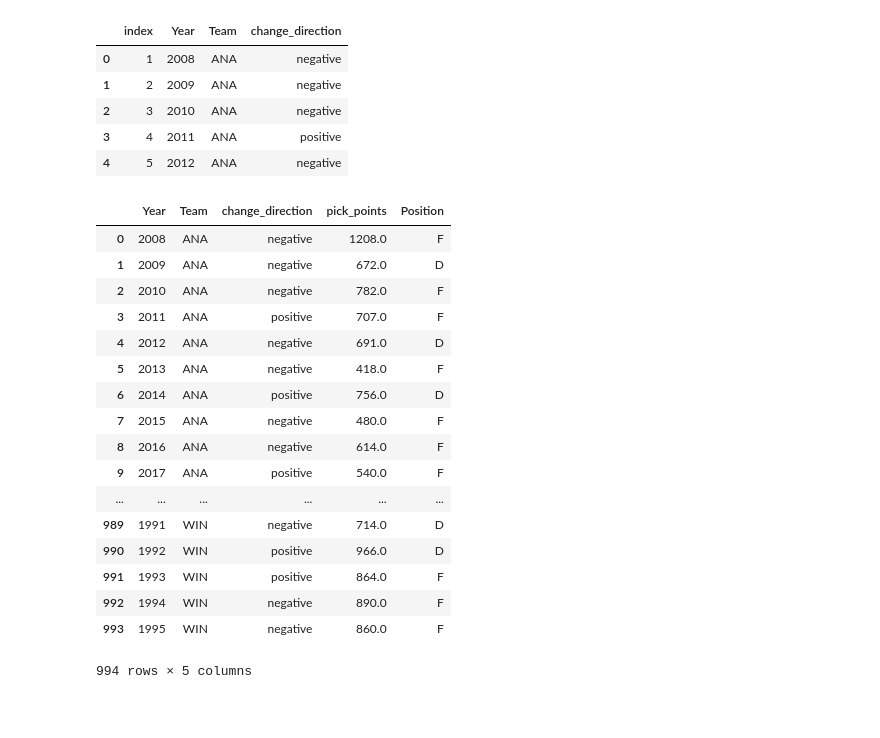
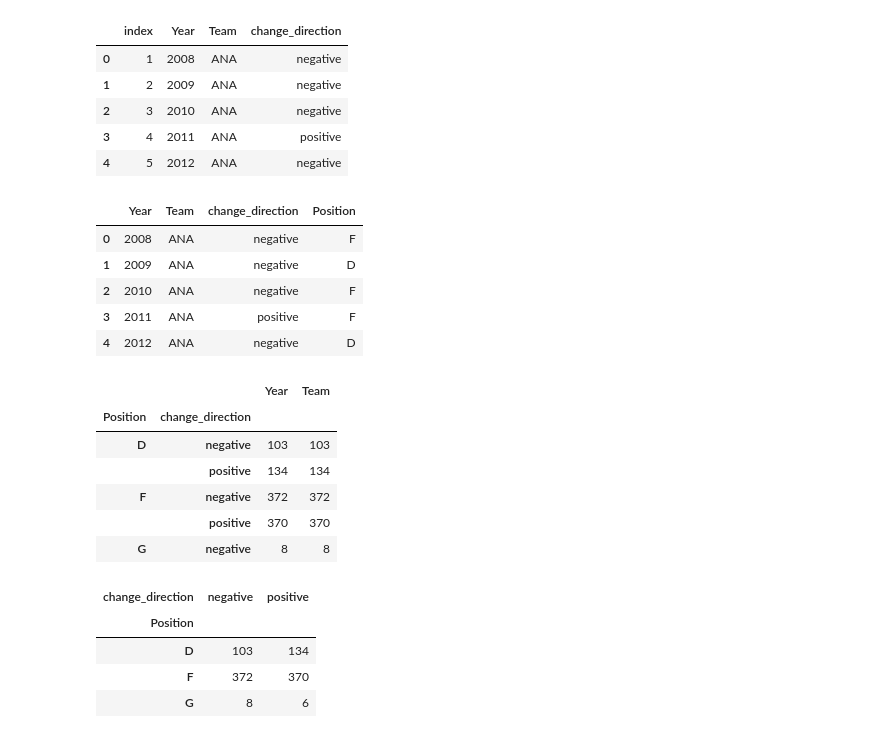
Before and after one commit to AustinMadert/hockey_data_performance, a Jupyter notebook: capstone_project1/Chi-Squared_Test.ipynb, the cells around one changed output. Cells and saved outputs as stored; diff of their text form; code cells hidden in the pictures; blank space fills up the shorter version.

```diff
--- a/capstone_project1/Chi-Squared_Test.ipynb
+++ b/capstone_project1/Chi-Squared_Test.ipynb
@@ -122,23 +122,31 @@ perform_change.drop('index', axis=1, inplace=True)
 # %%
 draft_direction = perform_change.merge(topdrafted, on=['Year', 'Team'], how='inner')
 draft_direction.drop('pick_points', axis = 1, inplace=True)
-draft
+draft_direction.head()
 # %% [output]
-|  | Year | Team | change_direction | pick_points | Position |
-| 0 | 2008 | ANA | negative | 1208.0 | F |
-| 1 | 2009 | ANA | negative | 672.0 | D |
-| 2 | 2010 | ANA | negative | 782.0 | F |
-| 3 | 2011 | ANA | positive | 707.0 | F |
-| 4 | 2012 | ANA | negative | 691.0 | D |
-| 5 | 2013 | ANA | negative | 418.0 | F |
-| 6 | 2014 | ANA | positive | 756.0 | D |
-| 7 | 2015 | ANA | negative | 480.0 | F |
-| 8 | 2016 | ANA | negative | 614.0 | F |
-| 9 | 2017 | ANA | positive | 540.0 | F |
-| ... | ... | ... | ... | ... | ... |
-| 989 | 1991 | WIN | negative | 714.0 | D |
-| 990 | 1992 | WIN | positive | 966.0 | D |
-| 991 | 1993 | WIN | positive | 864.0 | F |
-| 992 | 1994 | WIN | negative | 890.0 | F |
-| 993 | 1995 | WIN | negative | 860.0 | F |
+|  | Year | Team | change_direction | Position |
+| 0 | 2008 | ANA | negative | F |
+| 1 | 2009 | ANA | negative | D |
+| 2 | 2010 | ANA | negative | F |
+| 3 | 2011 | ANA | positive | F |
+| 4 | 2012 | ANA | negative | D |
-994 rows × 5 columns
+# %%
+final = draft_direction.groupby(['Position', 'change_direction']).count()
+final.drop('C/LW', axis=0, inplace=True)
+final.head()
+# %% [output]
+|  |  | Year | Team |
+| Position | change_direction |  |  |
+| D | negative | 103 | 103 |
+|  | positive | 134 | 134 |
+| F | negative | 372 | 372 |
+|  | positive | 370 | 370 |
+| G | negative | 8 | 8 |
+# %%
+final['Year'].unstack()
+# %% [output]
+| change_direction | negative | positive |
+| Position |  |  |
+| D | 103 | 134 |
+| F | 372 | 370 |
+| G | 8 | 6 |
```
